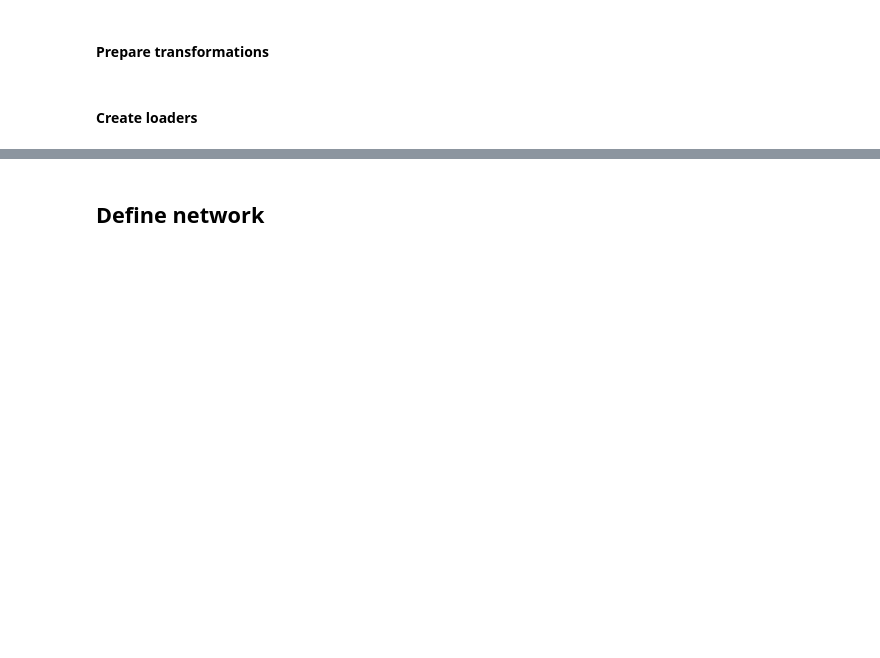
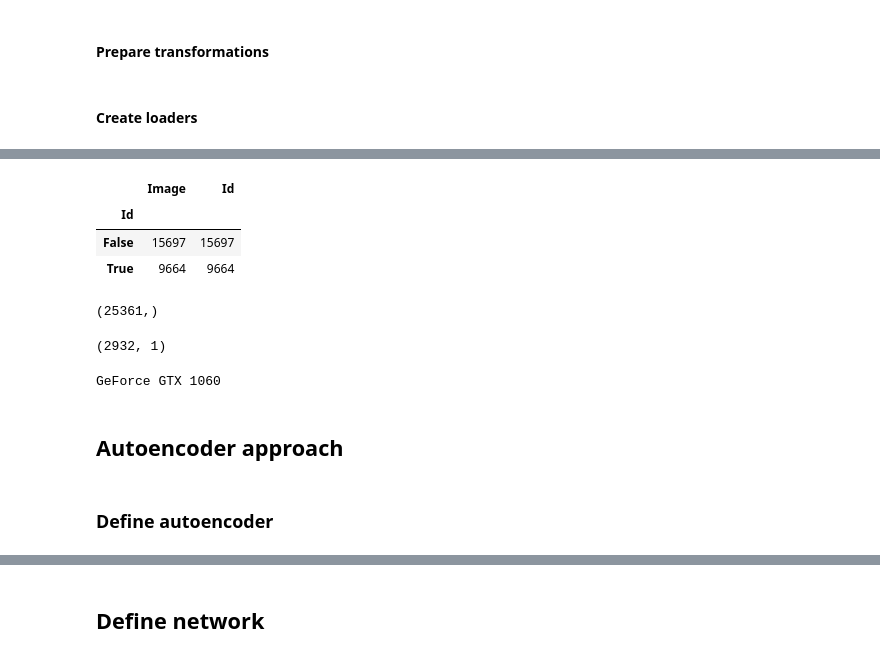
Before and after one commit to lipinski/deep-learning-projects, a Jupyter notebook: HumpbackWhaleIdentification.ipynb, the cells around one changed output, grey strips where cells are left out. Cells and saved outputs as stored; diff of their text form; code cells hidden in the pictures; blank space fills up the shorter version.

Commit message:
Add autoencoder

```diff
--- a/HumpbackWhaleIdentification.ipynb
+++ b/HumpbackWhaleIdentification.ipynb
@@ -59,0 +81,27 @@ imshow(torchvision.utils.make_grid(images))
+# %%
+df.groupby(df.Id == 'new_whale').count()
+# %% [output]
+|  | Image | Id |
+| Id |  |  |
+| False | 15697 | 15697 |
+| True | 9664 | 9664 |
+# %%
+df.Image.unique().shape
+# %% [output]
+(25361,)
+# %%
+tmp_df =  df.groupby('Id').count()
+tmp_df[tmp_df.Image >= 2].shape
+# %% [output]
+(2932, 1)
+# %%
+device = torch.device('cuda' if torch.cuda.is_available() else 'cpu')
+assert device.type == 'cuda'
+
+print(torch.cuda.get_device_name(0))
+# %% [output]
+GeForce GTX 1060
+# %% [markdown]
+## Autoencoder approach
+# %% [markdown]
+### Define autoencoder
```
Also changed, not shown: parts of 16 cells of this notebook.
